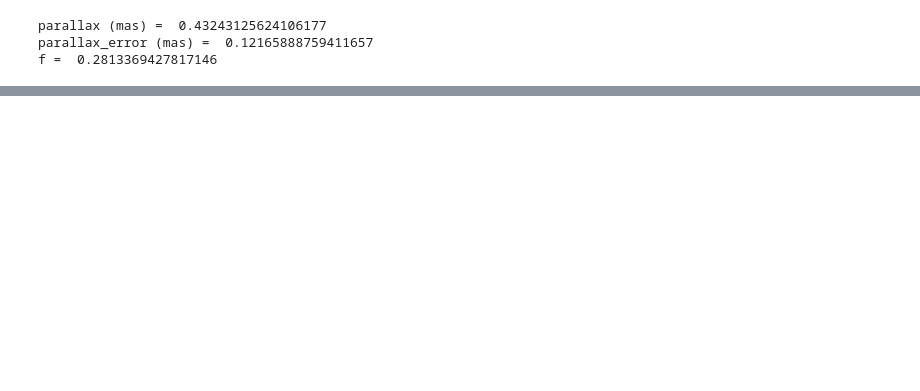
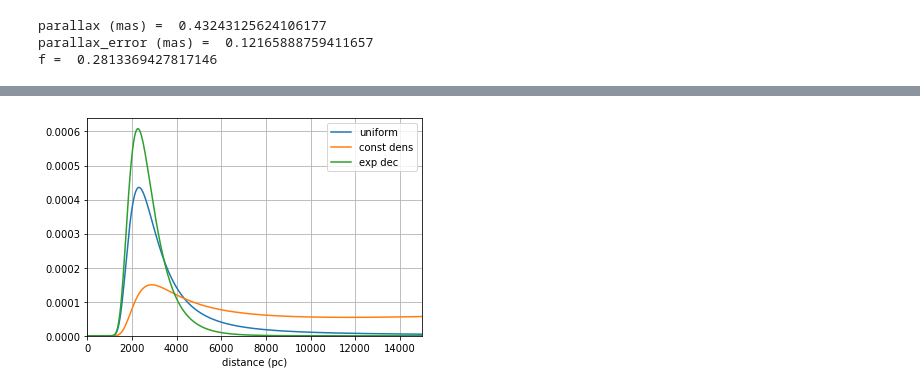
Before and after one commit to Alisyaifudin/estimating-distance, a Jupyter notebook: EstimatingDistance-Single.ipynb, the cells around one changed output, grey strips where cells are left out. Cells and saved outputs as stored; diff of their text form; code cells hidden in the pictures; blank space fills up the shorter version.

```diff
--- a/EstimatingDistance-Single.ipynb
+++ b/EstimatingDistance-Single.ipynb
@@ -193,0 +205,18 @@ plt.show()
+# %%
+from scipy import interpolate
+p1 = interpolate.interp1d(distance, posterior1, kind="cubic")
+p2 = interpolate.interp1d(distance, posterior2, kind="cubic")
+p3 = interpolate.interp1d(distance, posterior3, kind="cubic")
+
+plt.figure(figsize=(6,4))
+plt.plot(distance, p1(distance), label="uniform")
+plt.plot(distance, p2(distance), label="const dens")
+plt.plot(distance, p3(distance), label="exp dec")
+plt.legend(loc="best")
+plt.grid()
+plt.xlim(0, rmax)
+plt.ylim(0)
+plt.xlabel("distance (pc)")
+plt.show()
+# %% [output]
+[figure, added]
```
Also changed, not shown: parts of 4 cells of this notebook.
